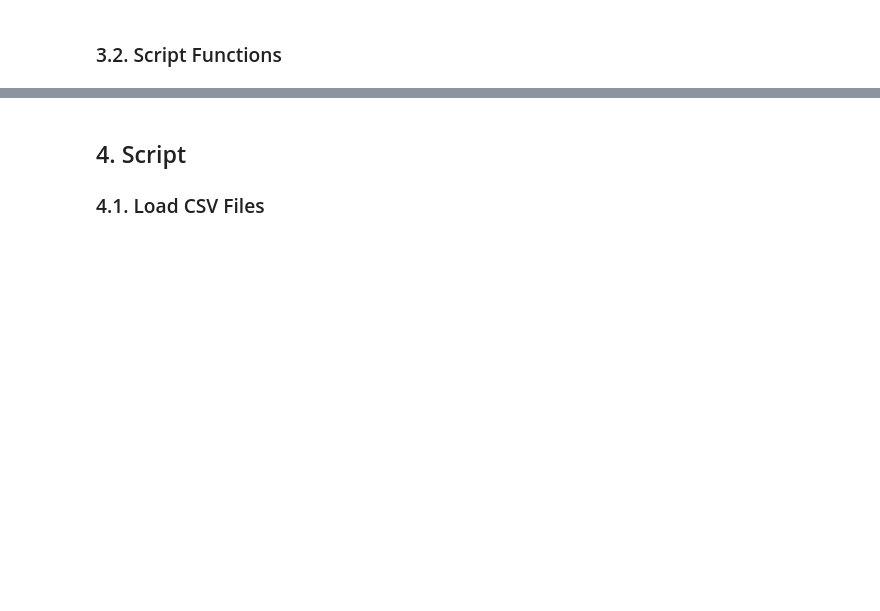
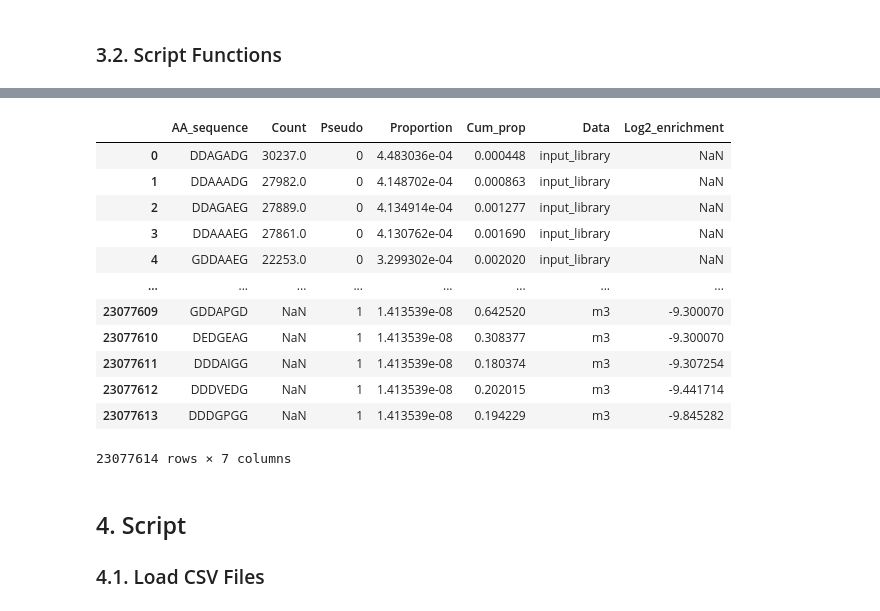
Before and after one commit to Kolly97/Internship_Grimm_Lab, a Jupyter notebook: Script_plots.ipynb, the cells around one changed output, grey strips where cells are left out. Saved outputs shown, nothing was run; the diff lists cells and outputs as text; code cells hidden in the pictures; blank space fills up the shorter version.

```diff
--- a/Script_plots.ipynb
+++ b/Script_plots.ipynb
@@ -76,0 +114,17 @@ def extract_info(table, *columns):
+# %%
+combined = pd.concat([input_lib, df], axis=0, ignore_index=True)
+combined
+# %% [output]
+|  | AA_sequence | Count | Pseudo | Proportion | Cum_prop | Data | Log2_enrichment |
+| 0 | DDAGADG | 30237.0 | 0 | 4.483036e-04 | 0.000448 | input_library | NaN |
+| 1 | DDAAADG | 27982.0 | 0 | 4.148702e-04 | 0.000863 | input_library | NaN |
+| 2 | DDAGAEG | 27889.0 | 0 | 4.134914e-04 | 0.001277 | input_library | NaN |
+| 3 | DDAAAEG | 27861.0 | 0 | 4.130762e-04 | 0.001690 | input_library | NaN |
+| 4 | GDDAAEG | 22253.0 | 0 | 3.299302e-04 | 0.002020 | input_library | NaN |
+| ... | ... | ... | ... | ... | ... | ... | ... |
+| 23077609 | GDDAPGD | NaN | 1 | 1.413539e-08 | 0.642520 | m3 | -9.300070 |
+| 23077610 | DEDGEAG | NaN | 1 | 1.413539e-08 | 0.308377 | m3 | -9.300070 |
+| 23077611 | DDDAIGG | NaN | 1 | 1.413539e-08 | 0.180374 | m3 | -9.307254 |
+| 23077612 | DDDVEDG | NaN | 1 | 1.413539e-08 | 0.202015 | m3 | -9.441714 |
+| 23077613 | DDDGPGG | NaN | 1 | 1.413539e-08 | 0.194229 | m3 | -9.845282 |
+23077614 rows × 7 columns
```
Also changed, not shown: parts of 19 cells of this notebook.
